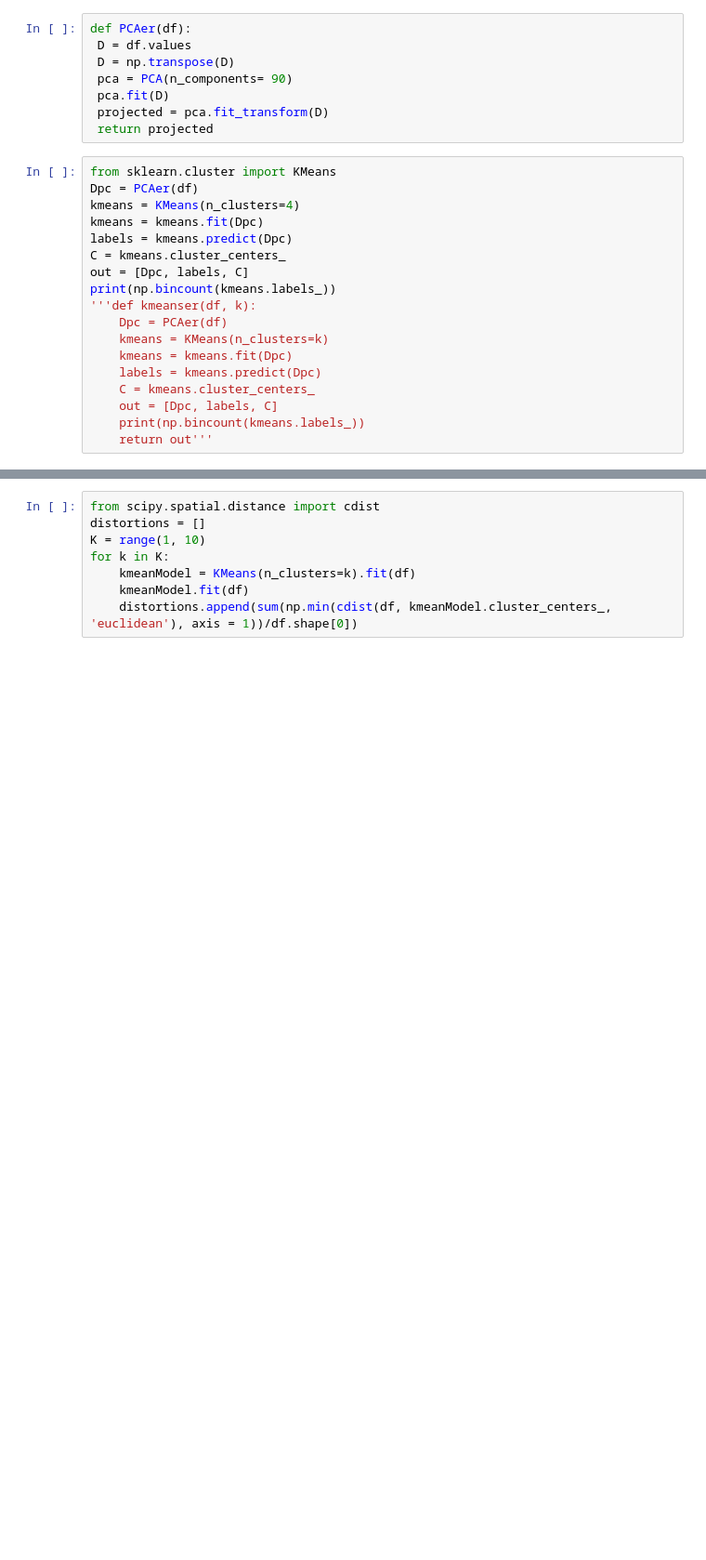
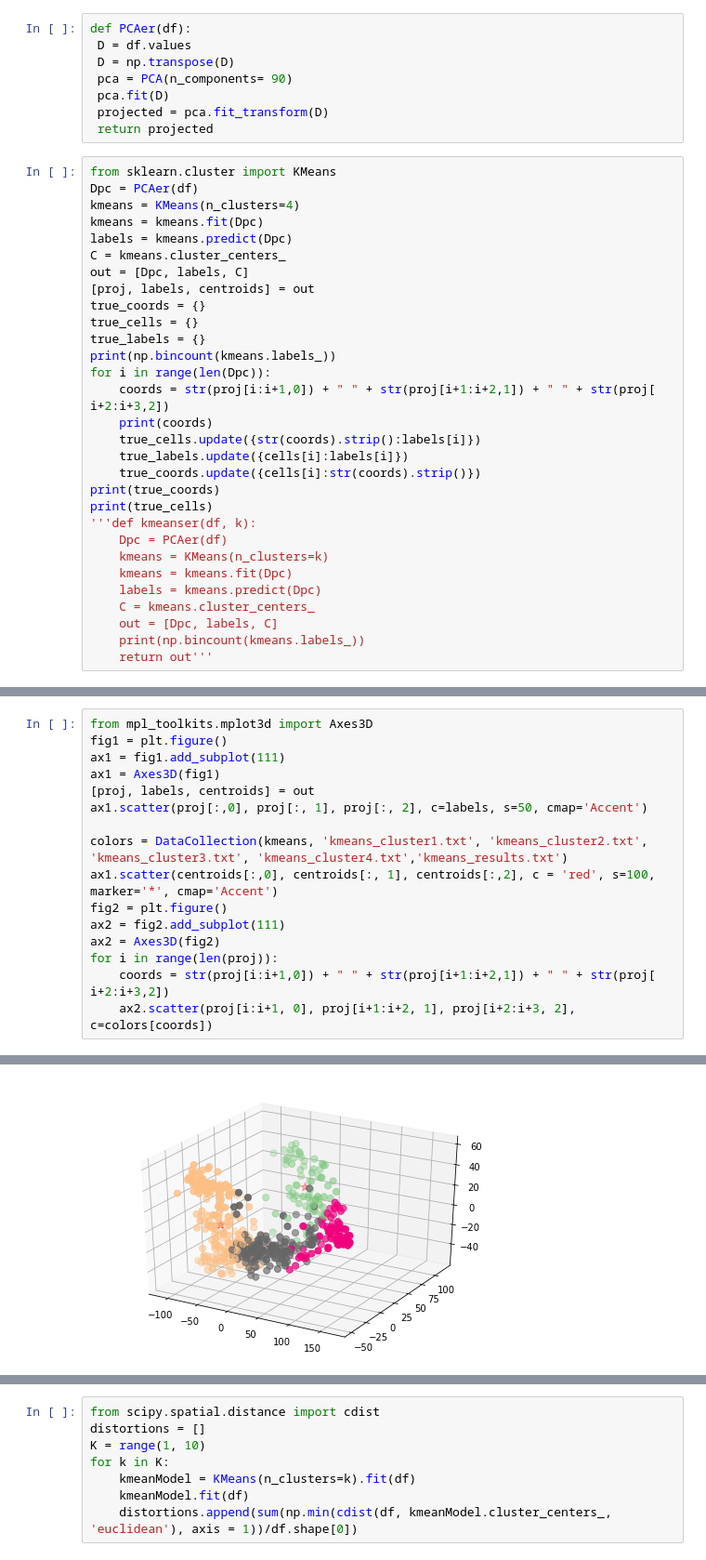
Before and after one commit to anastasia21112/science-fair-2020, a Jupyter notebook: Dataset 4 Kmeans.ipynb, the cells around one changed output, grey strips where cells are left out. Shown: that part at 93% size. Cells and saved outputs as stored; diff of their text form; blank space fills up the shorter version.

```diff
--- a/Dataset 4 Kmeans.ipynb
+++ b/Dataset 4 Kmeans.ipynb
@@ -61,7 +61,19 @@ kmeans = kmeans.fit(Dpc)
 labels = kmeans.predict(Dpc)
 C = kmeans.cluster_centers_
 out = [Dpc, labels, C]
+[proj, labels, centroids] = out
+true_coords = {}
+true_cells = {}
+true_labels = {}
 print(np.bincount(kmeans.labels_))
+for i in range(len(Dpc)):
+    coords = str(proj[i:i+1,0]) + " " + str(proj[i+1:i+2,1]) + " " + str(proj[ i+2:i+3,2])
+    print(coords)
+    true_cells.update({str(coords).strip():labels[i]})
+    true_labels.update({cells[i]:labels[i]})
+    true_coords.update({cells[i]:str(coords).strip()})
+print(true_coords)
+print(true_cells)
 '''def kmeanser(df, k):
     Dpc = PCAer(df)
     kmeans = KMeans(n_clusters=k)
@@ -78,0 +364,17 @@ print(np.bincount(kmeans.labels_))
+# %%
+from mpl_toolkits.mplot3d import Axes3D
+fig1 = plt.figure()
+ax1 = fig1.add_subplot(111)
+ax1 = Axes3D(fig1)
+[proj, labels, centroids] = out
+ax1.scatter(proj[:,0], proj[:, 1], proj[:, 2], c=labels, s=50, cmap='Accent')
+
+colors = DataCollection(kmeans, 'kmeans_cluster1.txt', 'kmeans_cluster2.txt', 'kmeans_cluster3.txt', 'kmeans_cluster4.txt','kmeans_results.txt')
+ax1.scatter(centroids[:,0], centroids[:, 1], centroids[:,2], c = 'red', s=100, marker='*', cmap='Accent')
+fig2 = plt.figure()
+ax2 = fig2.add_subplot(111)
+ax2 = Axes3D(fig2)
+for i in range(len(proj)):
+    coords = str(proj[i:i+1,0]) + " " + str(proj[i+1:i+2,1]) + " " + str(proj[ i+2:i+3,2])
+    ax2.scatter(proj[i:i+1, 0], proj[i+1:i+2, 1], proj[i+2:i+3, 2], c=colors[coords])
+# %% [output]
@@ -78,0 +383 @@ print(np.bincount(kmeans.labels_))
+[figure, added]
```
Also changed, not shown: parts of 10 cells of this notebook, 7 other files.
